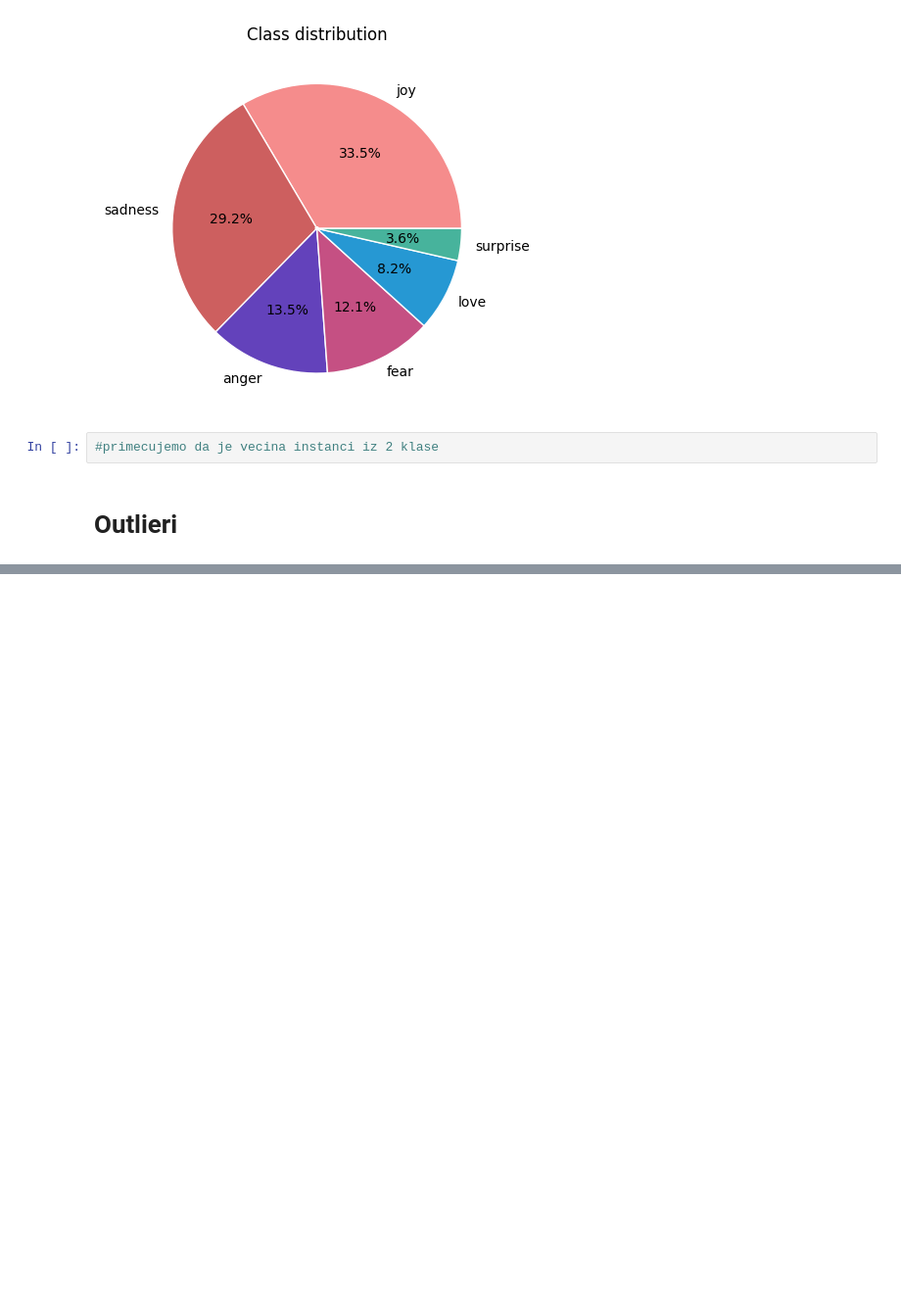
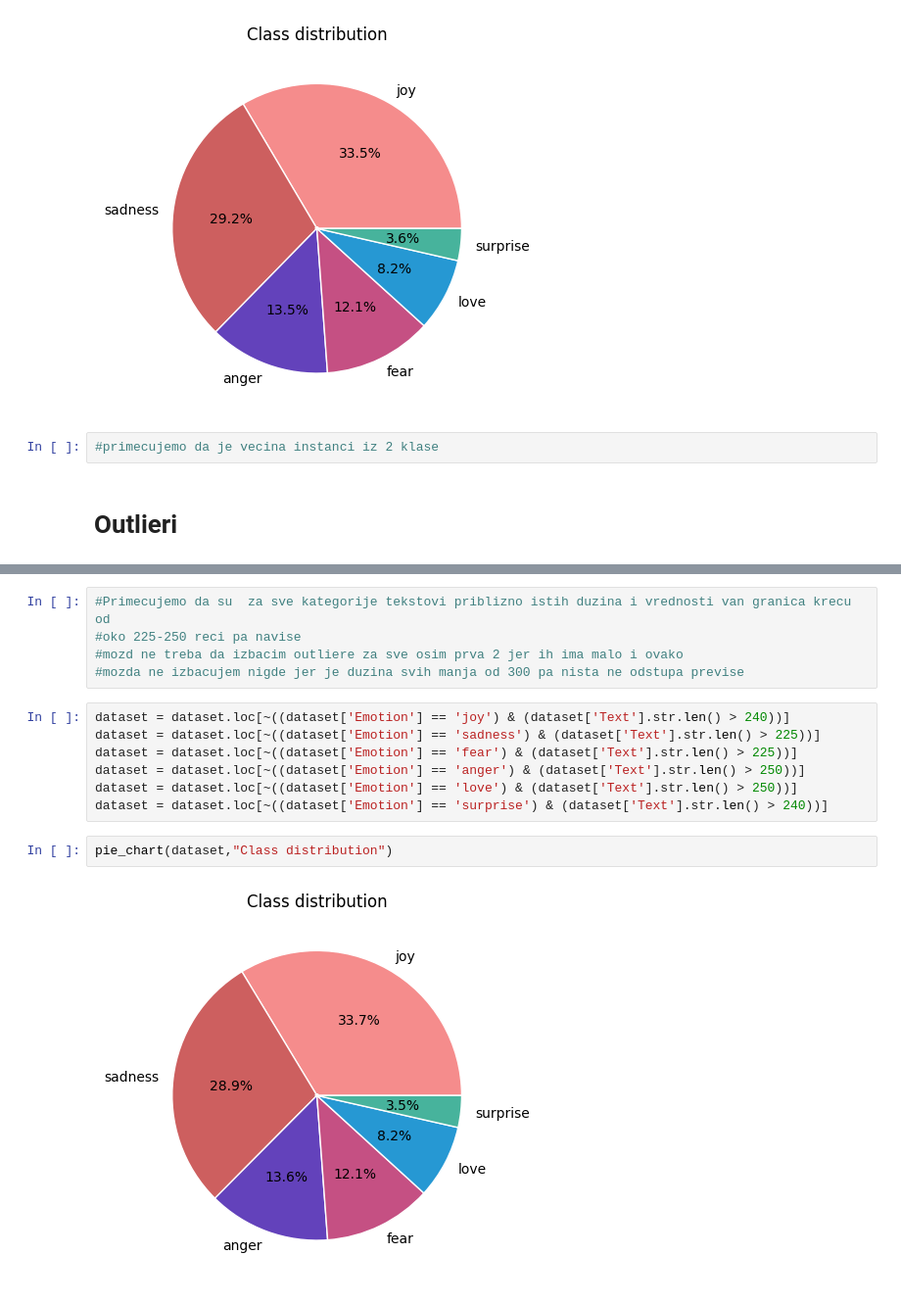
Before and after one commit to MATF-istrazivanje-podataka-1/2023_Data_Mining_Emotions_Dataset, a Jupyter notebook: preprocess/preprocessing.ipynb, the cells around one changed output, grey strips where cells are left out. Shown: that part at 98% size. Drawn from its saved outputs; the diff is of its cells as text; blank space fills up the shorter version.

```diff
--- a/preprocess/preprocessing.ipynb
+++ b/preprocess/preprocessing.ipynb
@@ -109,0 +114,16 @@ while cycling in the country
+# %%
+#Primecujemo da su  za sve kategorije tekstovi priblizno istih duzina i vrednosti van granica krecu od
+#oko 225-250 reci pa navise
+#mozd ne treba da izbacim outliere za sve osim prva 2 jer ih ima malo i ovako
+#mozda ne izbacujem nigde jer je duzina svih manja od 300 pa nista ne odstupa previse
+# %%
+dataset = dataset.loc[~((dataset['Emotion'] == 'joy') & (dataset['Text'].str.len() > 240))]
+dataset = dataset.loc[~((dataset['Emotion'] == 'sadness') & (dataset['Text'].str.len() > 225))]
+dataset = dataset.loc[~((dataset['Emotion'] == 'fear') & (dataset['Text'].str.len() > 225))]
+dataset = dataset.loc[~((dataset['Emotion'] == 'anger') & (dataset['Text'].str.len() > 250))]
+dataset = dataset.loc[~((dataset['Emotion'] == 'love') & (dataset['Text'].str.len() > 250))]
+dataset = dataset.loc[~((dataset['Emotion'] == 'surprise') & (dataset['Text'].str.len() > 240))]
+# %%
+pie_chart(dataset,"Class distribution")
+# %% [output]
+[figure, added]
```
Also changed, not shown: parts of 14 cells of this notebook.
